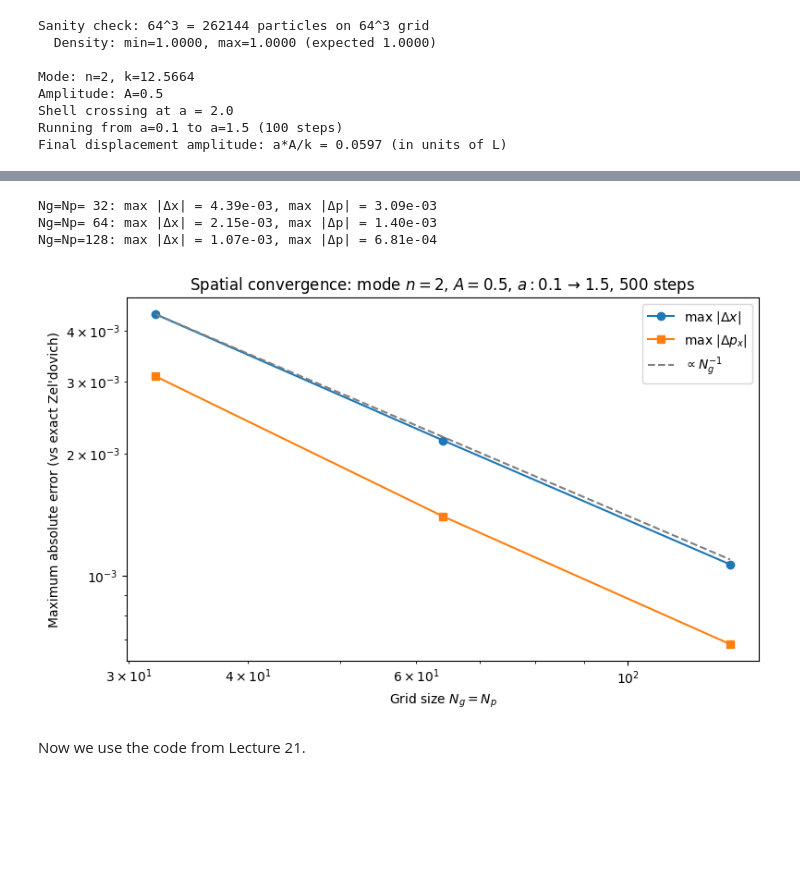
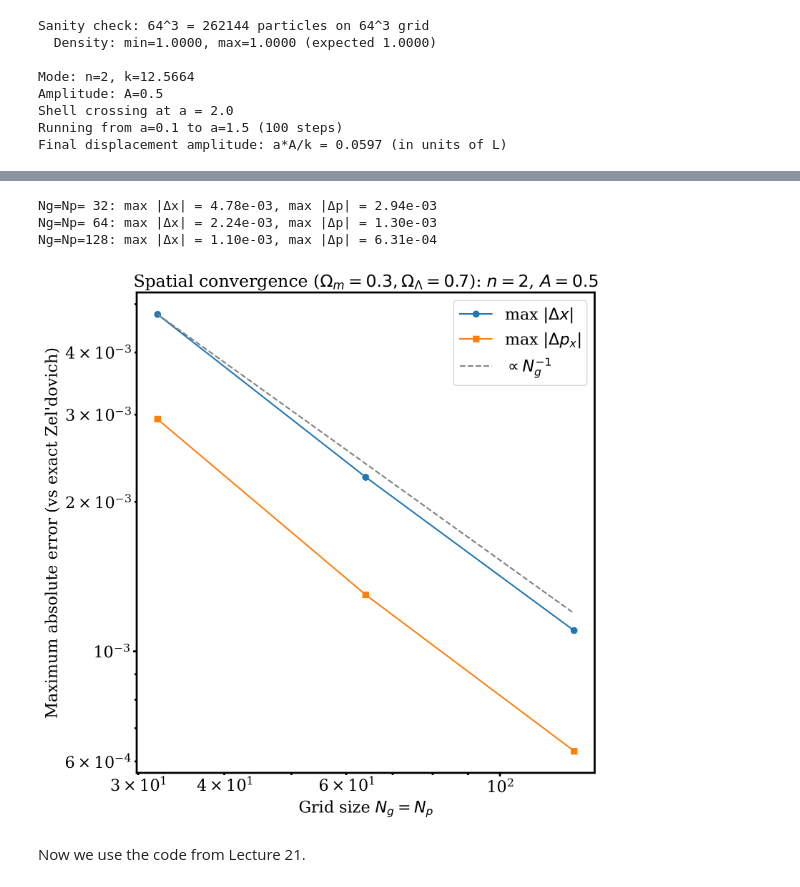
Before and after one commit to auroriasjn/CosmologyFinalProject, a Jupyter notebook: lambda_cdm_notebook.ipynb, the cells around one changed output, grey strips where cells are left out. Drawn from its saved outputs; the diff is of its cells as text; code cells hidden in the pictures; blank space fills up the shorter version.

```diff
--- a/lambda_cdm_notebook.ipynb
+++ b/lambda_cdm_notebook.ipynb
@@ -15,6 +15,24 @@ from tqdm import tqdm
 from functools import partial
 from matplotlib.animation import FuncAnimation
 from IPython.display import Video
+# %%
+# some statements to make the figures look nicer
+%config InlineBackend.figure_format = 'retina'
+
+plt.rcParams.update({
+    'axes.linewidth': 2,
+    'ytick.major.width': 2,
+    'ytick.minor.width': 2,
+    'xtick.major.width': 2,
+    'xtick.minor.width': 2,
+    'xtick.labelsize': 16,
+    'ytick.labelsize': 16,
+    'axes.labelsize': 16,
+    'legend.fontsize': 16,
+    'axes.titlesize': 17,
+    'font.family': 'serif',
+    'figure.figsize': (10, 6),
+})
 # %%
 # Caching directory
 DATA_DIR = os.path.expanduser("data")
@@ -278,6 +296,6 @@ plt.show()
 # %%
 grid_sizes = [32, 64, 128]
-n_steps_hires = 500  # enough steps to make time-stepping error negligible
+n_steps_hires = 500  # enough steps to make time-step error negligible
 
 dx_spatial_errors = []
 px_spatial_errors = []
@@ -301,40 +319,40 @@ for N in grid_sizes:
     q_xi = q_i[slice_i, 0]
     sort_i = jnp.argsort(q_xi)
 
     dx_f = displacement(pos_f, q_i, L)[slice_i][sort_i]
     dx_e = displacement(pos_e, q_i, L)[slice_i][sort_i]
     px_f = mom_f[slice_i, 0][sort_i]
     px_e = mom_e[slice_i, 0][sort_i]
 
     dx_spatial_errors.append(float(jnp.max(jnp.abs(dx_f - dx_e))))
     px_spatial_errors.append(float(jnp.max(jnp.abs(px_f - px_e))))
 
     print(f"Ng=Np={N:3d}: max |Δx| = {dx_spatial_errors[-1]:.2e}, "
           f"max |Δp| = {px_spatial_errors[-1]:.2e}")
 
-fig, ax = plt.subplots(1, 1, figsize=(8, 5))
+fig, ax = plt.subplots(1, 1, figsize=(8, 8))
 ax.loglog(grid_sizes, dx_spatial_errors, 'o-', color='C0',
           label='max $|\\Delta x|$')
 ax.loglog(grid_sizes, px_spatial_errors, 's-', color='C1',
           label='max $|\\Delta p_x|$')
 
 # Reference line: N^{-1}
 ns_ref = np.array(grid_sizes, dtype=float)
 ax.loglog(ns_ref, dx_spatial_errors[0] * (ns_ref[0] / ns_ref)**1, '--',
           color='0.5', label='$\\propto N_g^{-1}$')
 
 ax.set_xlabel('Grid size $N_g = N_p$')
 ax.set_ylabel('Maximum absolute error (vs exact Zel\'dovich)')
 ax.legend()
-ax.set_title(f'Spatial convergence: mode $n={n_mode}$, $A={A}$, '
-             f'$a: {a_init}$ → ${a_final}$, {n_steps_hires} steps')
+ax.set_title(f'Spatial convergence ($\Omega_m = {params.Omega_m}, \Omega_\Lambda = {params.Omega_Lambda}$): $n={n_mode}$, $A={A}$')
 plt.tight_layout()
+plt.savefig(f"sc_{params.Omega_m}_{params.Omega_Lambda}.png", dpi=300)
 plt.show()
 # %% [output]
-Ng=Np= 32: max |Δx| = 4.39e-03, max |Δp| = 3.09e-03
-Ng=Np= 64: max |Δx| = 2.15e-03, max |Δp| = 1.40e-03
-Ng=Np=128: max |Δx| = 1.07e-03, max |Δp| = 6.81e-04
+Ng=Np= 32: max |Δx| = 4.78e-03, max |Δp| = 2.94e-03
+Ng=Np= 64: max |Δx| = 2.24e-03, max |Δp| = 1.30e-03
+Ng=Np=128: max |Δx| = 1.10e-03, max |Δp| = 6.31e-04
-[figure, old version]
+[figure, new version]
 # %% [markdown]
 Now we use the code from Lecture 21.
 # %%
```
Also changed, not shown: parts of 10 cells of this notebook, 8 other files.
